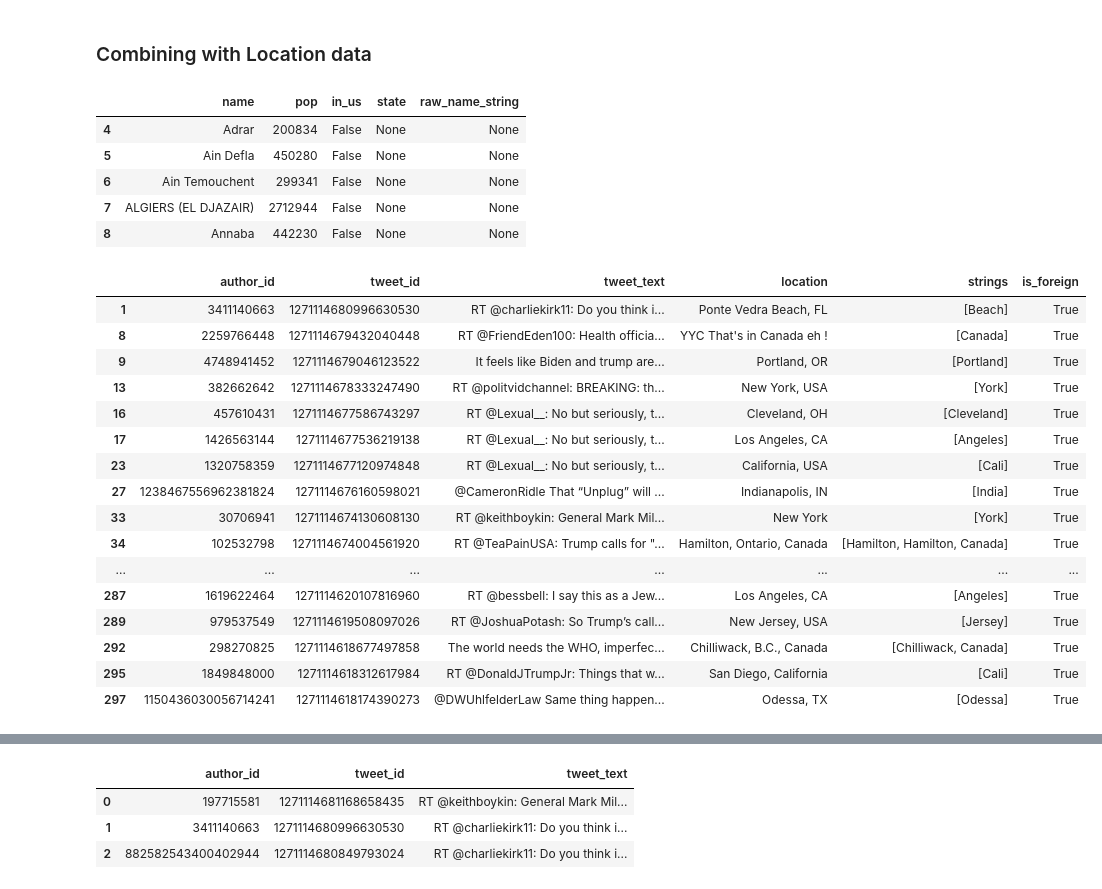
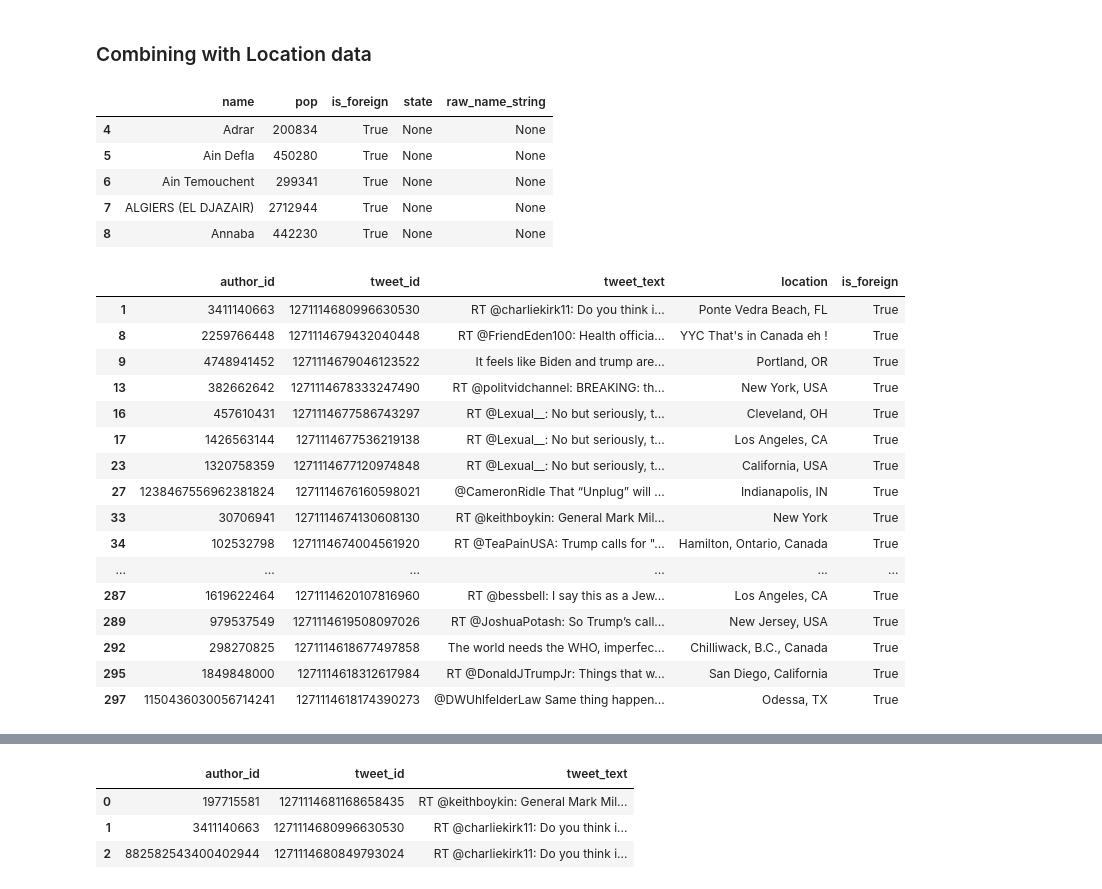
Before and after one commit to danieljsmarda/BodyTweets, a Jupyter notebook: tweets_code/tweet_dfs.ipynb, the cells around one changed output, grey strips where cells are left out. Drawn from its saved outputs; the diff is of its cells as text; code cells hidden in the pictures.

Commit message:
Implement state extraction from loc strs (dirty)
Implementations for matching states and
identifying foreign matches.
Filtering out foreign matches not yet implemented.

```diff
--- a/tweets_code/tweet_dfs.ipynb
+++ b/tweets_code/tweet_dfs.ipynb
@@ -37,39 +39,42 @@ shelf = shelve.open('../public_data/location_data')
 state_strings = shelf['state_strings']
 foreign_entities = shelf['foreign_entities_df']
 states_df = shelf['states_df']
+states_dict = shelf['states_dict']
+all_entities = shelf['all_entities']
 shelf.close()
 foreign_entities.head()
 # %% [output]
-|  | name | pop | in_us | state | raw_name_string |
-| 4 | Adrar | 200834 | False | None | None |
-| 5 | Ain Defla | 450280 | False | None | None |
-| 6 | Ain Temouchent | 299341 | False | None | None |
-| 7 | ALGIERS (EL DJAZAIR) | 2712944 | False | None | None |
-| 8 | Annaba | 442230 | False | None | None |
+|  | name | pop | is_foreign | state | raw_name_string |
+| 4 | Adrar | 200834 | True | None | None |
+| 5 | Ain Defla | 450280 | True | None | None |
+| 6 | Ain Temouchent | 299341 | True | None | None |
+| 7 | ALGIERS (EL DJAZAIR) | 2712944 | True | None | None |
+| 8 | Annaba | 442230 | True | None | None |
 # %%
 def is_foreign(s):
     strings = [n for n in foreign_entities['name'] if n in s]
+    # marked foreign if strings is not empty
     return bool(strings)
 
 #merged['is_foreign'] = merged['location'].apply(lambda s: any(n in s for n in foreign_entities['name']))
-merged['strings'] = merged['location'].apply(lambda s: [n for n in foreign_entities['name'] if n in s])
+#merged['strings'] = merged['location'].apply(lambda s: [n for n in foreign_entities['name'] if n in s])
 merged['is_foreign'] = merged['location'].apply(is_foreign)
 merged[merged['is_foreign']].tail(100)
 # %% [output]
-|  | author_id | tweet_id | tweet_text | location | strings | is_foreign |
-| 1 | 3411140663 | 1271114680996630530 | RT @charliekirk11: Do you think i... | Ponte Vedra Beach, FL | [Beach] | True |
-| 8 | 2259766448 | 1271114679432040448 | RT @FriendEden100: Health officia... | YYC That's in Canada eh ! | [Canada] | True |
-| 9 | 4748941452 | 1271114679046123522 | It feels like Biden and trump are... | Portland, OR | [Portland] | True |
-| 13 | 382662642 | 1271114678333247490 | RT @politvidchannel: BREAKING: th... | New York, USA | [York] | True |
-| 16 | 457610431 | 1271114677586743297 | RT @Lexual__: No but seriously, t... | Cleveland, OH | [Cleveland] | True |
-| 17 | 1426563144 | 1271114677536219138 | RT @Lexual__: No but seriously, t... | Los Angeles, CA | [Angeles] | True |
-| 23 | 1320758359 | 1271114677120974848 | RT @Lexual__: No but seriously, t... | California, USA | [Cali] | True |
-| 27 | 1238467556962381824 | 1271114676160598021 | @CameronRidle That “Unplug” will ... | Indianapolis, IN | [India] | True |
-| 33 | 30706941 | 1271114674130608130 | RT @keithboykin: General Mark Mil... | New York | [York] | True |
-| 34 | 102532798 | 1271114674004561920 | RT @TeaPainUSA: Trump calls for "... | Hamilton, Ontario, Canada | [Hamilton, Hamilton, Canada] | True |
-| ... | ... | ... | ... | ... | ... | ... |
-| 287 | 1619622464 | 1271114620107816960 | RT @bessbell: I say this as a Jew... | Los Angeles, CA | [Angeles] | True |
-| 289 | 979537549 | 1271114619508097026 | RT @JoshuaPotash: So Trump’s call... | New Jersey, USA | [Jersey] | True |
-| 292 | 298270825 | 1271114618677497858 | The world needs the WHO, imperfec... | Chilliwack, B.C., Canada | [Chilliwack, Canada] | True |
-| 295 | 1849848000 | 1271114618312617984 | RT @DonaldJTrumpJr: Things that w... | San Diego, California | [Cali] | True |
-| 297 | 1150436030056714241 | 1271114618174390273 | @DWUhlfelderLaw Same thing happen... | Odessa, TX | [Odessa] | True |
+|  | author_id | tweet_id | tweet_text | location | is_foreign |
+| 1 | 3411140663 | 1271114680996630530 | RT @charliekirk11: Do you think i... | Ponte Vedra Beach, FL | True |
+| 8 | 2259766448 | 1271114679432040448 | RT @FriendEden100: Health officia... | YYC That's in Canada eh ! | True |
+| 9 | 4748941452 | 1271114679046123522 | It feels like Biden and trump are... | Portland, OR | True |
+| 13 | 382662642 | 1271114678333247490 | RT @politvidchannel: BREAKING: th... | New York, USA | True |
+| 16 | 457610431 | 1271114677586743297 | RT @Lexual__: No but seriously, t... | Cleveland, OH | True |
+| 17 | 1426563144 | 1271114677536219138 | RT @Lexual__: No but seriously, t... | Los Angeles, CA | True |
+| 23 | 1320758359 | 1271114677120974848 | RT @Lexual__: No but seriously, t... | California, USA | True |
+| 27 | 1238467556962381824 | 1271114676160598021 | @CameronRidle That “Unplug” will ... | Indianapolis, IN | True |
+| 33 | 30706941 | 1271114674130608130 | RT @keithboykin: General Mark Mil... | New York | True |
+| 34 | 102532798 | 1271114674004561920 | RT @TeaPainUSA: Trump calls for "... | Hamilton, Ontario, Canada | True |
+| ... | ... | ... | ... | ... | ... |
+| 287 | 1619622464 | 1271114620107816960 | RT @bessbell: I say this as a Jew... | Los Angeles, CA | True |
+| 289 | 979537549 | 1271114619508097026 | RT @JoshuaPotash: So Trump’s call... | New Jersey, USA | True |
+| 292 | 298270825 | 1271114618677497858 | The world needs the WHO, imperfec... | Chilliwack, B.C., Canada | True |
+| 295 | 1849848000 | 1271114618312617984 | RT @DonaldJTrumpJr: Things that w... | San Diego, California | True |
+| 297 | 1150436030056714241 | 1271114618174390273 | @DWUhlfelderLaw Same thing happen... | Odessa, TX | True |
```
Also changed, not shown: parts of 6 cells of this notebook, 1 other file.
